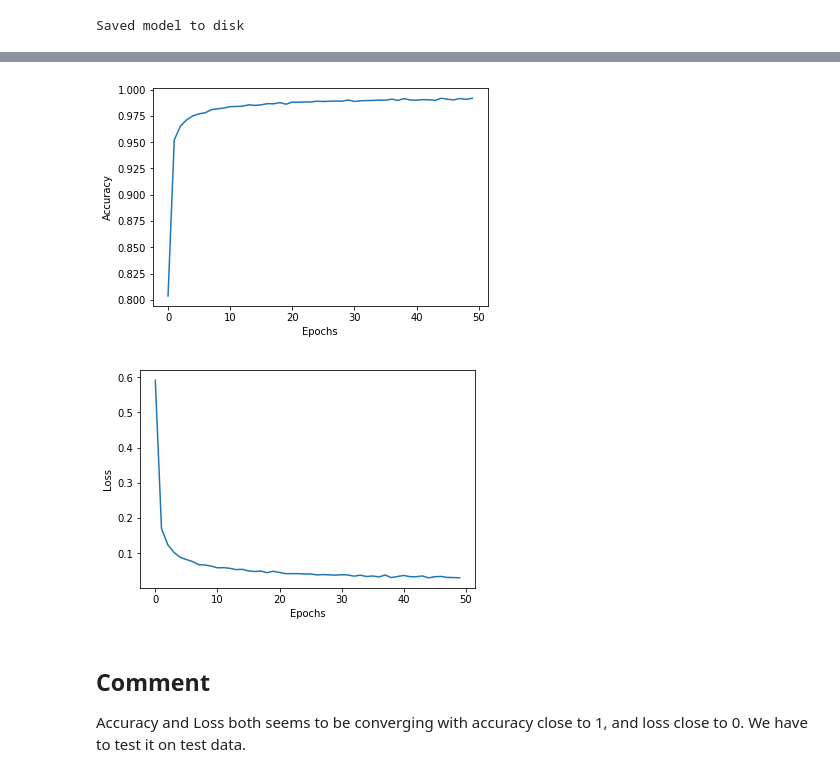
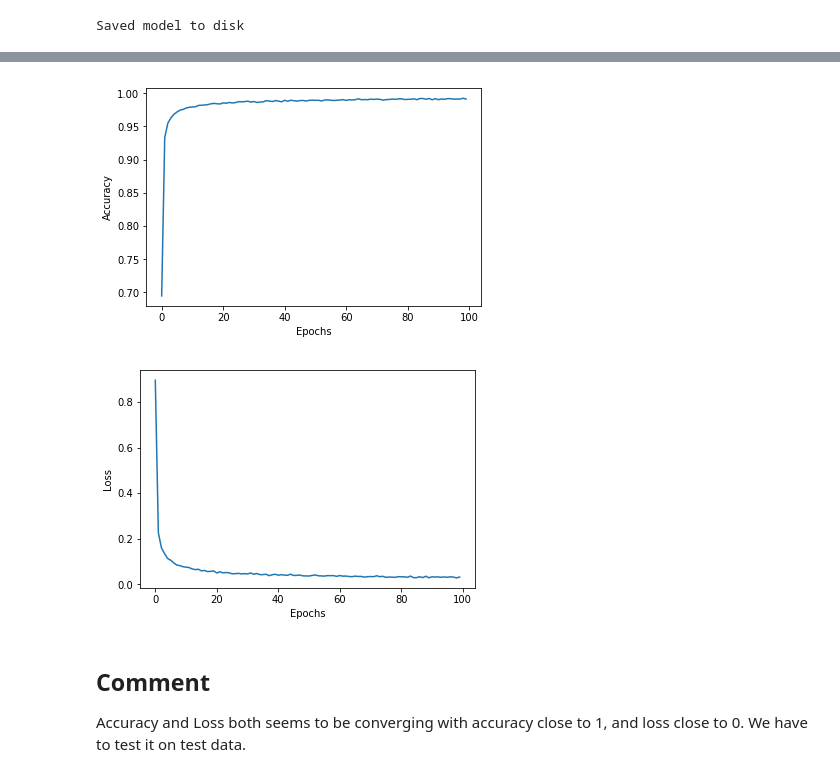
Before and after one commit to pharoah/DigitRecognizer, a Jupyter notebook: Digit_Recognizer.ipynb, the cells around one changed output, grey strips where cells are left out. Saved outputs shown, nothing was run; the diff lists cells and outputs as text; code cells hidden in the pictures.

```diff
--- a/Digit_Recognizer.ipynb
+++ b/Digit_Recognizer.ipynb
@@ -75,7 +75,7 @@ label_train = to_categorical(label_train)
 
 x_train, x_validation, y_train, y_validation = train_test_split(train,
                                                                       label_train,
-                                                                      test_size=0.1,
+                                                                      test_size=0.2,
                                                                       shuffle = True)
 # %%
 # Model
@@ -88,20 +88,20 @@ model.add(Conv2D(filters=32,
                  padding='Same',
                  activation='relu',
                  input_shape=(IMAGE_WIDTH, IMAGE_HEIGHT, CHANNELS)))
+model.add(Dropout(0.2))
+model.add(MaxPool2D(pool_size=(2,2)))
 model.add(Conv2D(filters=32,
                  kernel_size=(5,5),
                  padding='Same',
                  activation='relu'))
 model.add(MaxPool2D(pool_size=(2,2)))
-model.add(Dropout(0.5))
-model.add(Conv2D(filters=64, kernel_size=(3,3),padding='Same',
-                 activation='relu'))
+model.add(Dropout(0.2))
 model.add(Conv2D(filters=64, kernel_size=(3,3),padding='Same',
                  activation='relu'))
 model.add(MaxPool2D(pool_size=(2,2), strides=(2,2)))
 model.add(Dropout(0.5))
 model.add(Flatten())
-model.add(Dense(512, activation='relu'))
+model.add(Dense(256, activation='relu'))
 model.add(Dropout(0.5))
 model.add(Dense(128, activation='relu'))
 model.add(Dropout(0.5))
@@ -124,7 +124,7 @@ data_generator.fit(x_train)
 history = model.fit_generator(data_generator.flow(x_train,
                                                   y_train,
                                                   batch_size=128),
-                              epochs=50,
+                              epochs=100,
                               validation_data=(x_validation, y_validation),
                               verbose=1,
                               steps_per_epoch=x_train.shape[0] // 128)
@@ -166,20 +186,20 @@ with open('summary.txt','w') as s_file:
 # %%
 # Lets visualize loss and accuracy over epochs
 
 accuracy = history.history['acc']
 loss = history.history['loss']
-epochs = range(50)
+epochs = range(100)
 plt.plot(epochs, accuracy, label = "Accuracy")
 plt.xlabel("Epochs")
 plt.ylabel("Accuracy")
 plt.show()
 plt.plot(epochs, loss, label = "Loss")
 plt.xlabel("Epochs")
 plt.ylabel("Loss")
 plt.show()
 # %% [output]
-[figure, old version]
+[figure, new version]
-[figure, old version]
+[figure, new version]
 # %% [markdown]
 ## Comment
 
```
Also changed, not shown: parts of 2 cells of this notebook.
